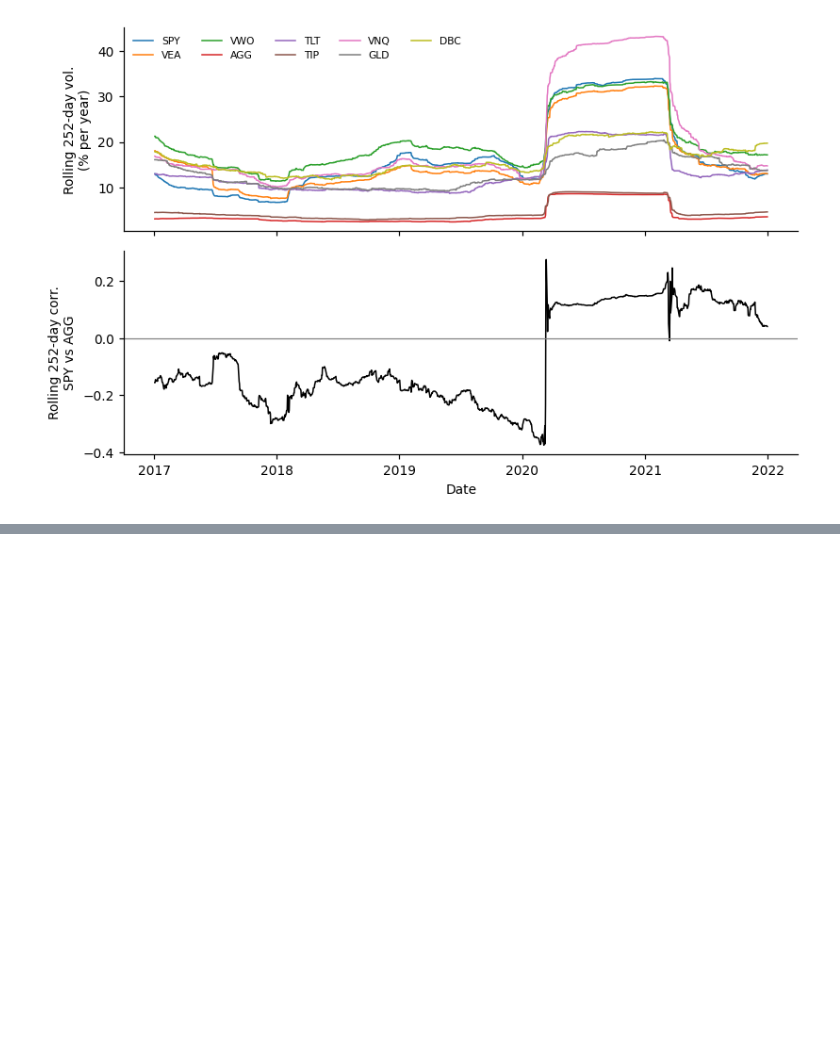
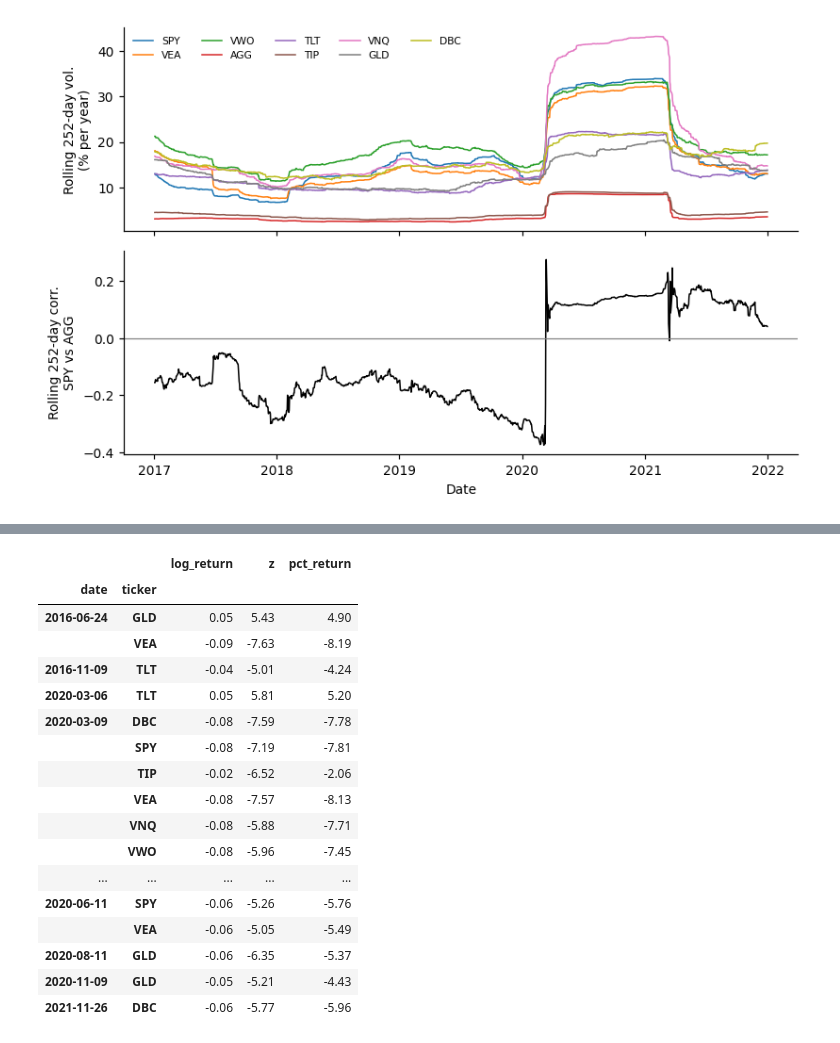
Before and after one commit to Ivory-Uche/Portfolio-Pilot, a Jupyter notebook: Portfolio_pilot_M3.ipynb, the cells around one changed output, grey strips where cells are left out. Saved outputs shown, nothing was run; the diff lists cells and outputs as text; code cells hidden in the pictures; blank space fills up the shorter version.

```diff
--- a/Portfolio_pilot_M3.ipynb
+++ b/Portfolio_pilot_M3.ipynb
@@ -717,0 +719,26 @@ Extreme-return dates: ['2016-06-24', '2016-11-09', '2020-03-06', '2020-03-09', '
+# %%
+z = (etr - etr.mean()) / etr.std()
+flagged = (etr[z.abs() > 5].stack().rename("log_return").to_frame()
+           .assign(z=z.stack(), pct_return=lambda d: (np.exp(d["log_return"]) - 1) * 100)
+           .round(2))
+flagged.index.names = ["date", "ticker"]
+flagged.sort_index()
+# %% [output]
+|  |  | log_return | z | pct_return |
+| date | ticker |  |  |  |
+| 2016-06-24 | GLD | 0.05 | 5.43 | 4.90 |
+|  | VEA | -0.09 | -7.63 | -8.19 |
+| 2016-11-09 | TLT | -0.04 | -5.01 | -4.24 |
+| 2020-03-06 | TLT | 0.05 | 5.81 | 5.20 |
+| 2020-03-09 | DBC | -0.08 | -7.59 | -7.78 |
+|  | SPY | -0.08 | -7.19 | -7.81 |
+|  | TIP | -0.02 | -6.52 | -2.06 |
+|  | VEA | -0.08 | -7.57 | -8.13 |
+|  | VNQ | -0.08 | -5.88 | -7.71 |
+|  | VWO | -0.08 | -5.96 | -7.45 |
+| ... | ... | ... | ... | ... |
+| 2020-06-11 | SPY | -0.06 | -5.26 | -5.76 |
+|  | VEA | -0.06 | -5.05 | -5.49 |
+| 2020-08-11 | GLD | -0.06 | -6.35 | -5.37 |
+| 2020-11-09 | GLD | -0.05 | -5.21 | -4.43 |
+| 2021-11-26 | DBC | -0.06 | -5.77 | -5.96 |
```
Also changed, not shown: parts of 4 cells of this notebook.
